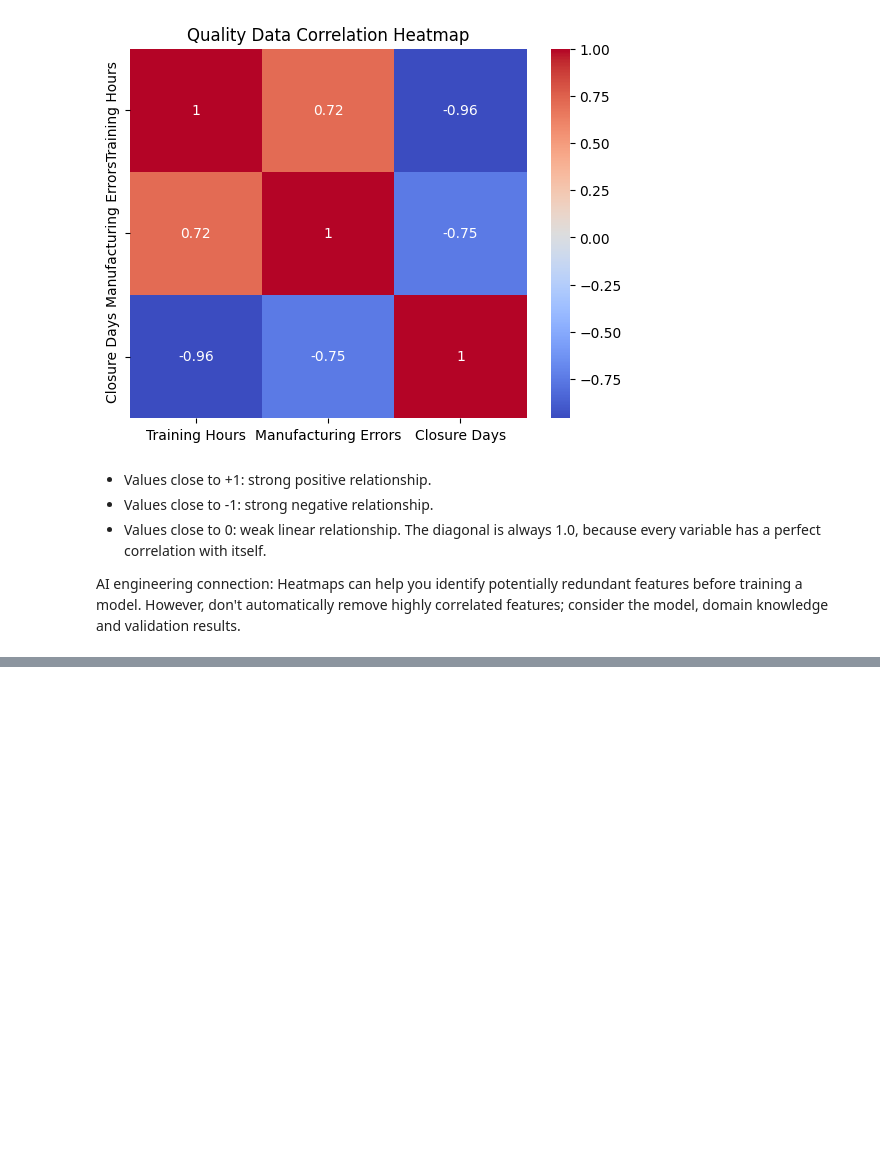
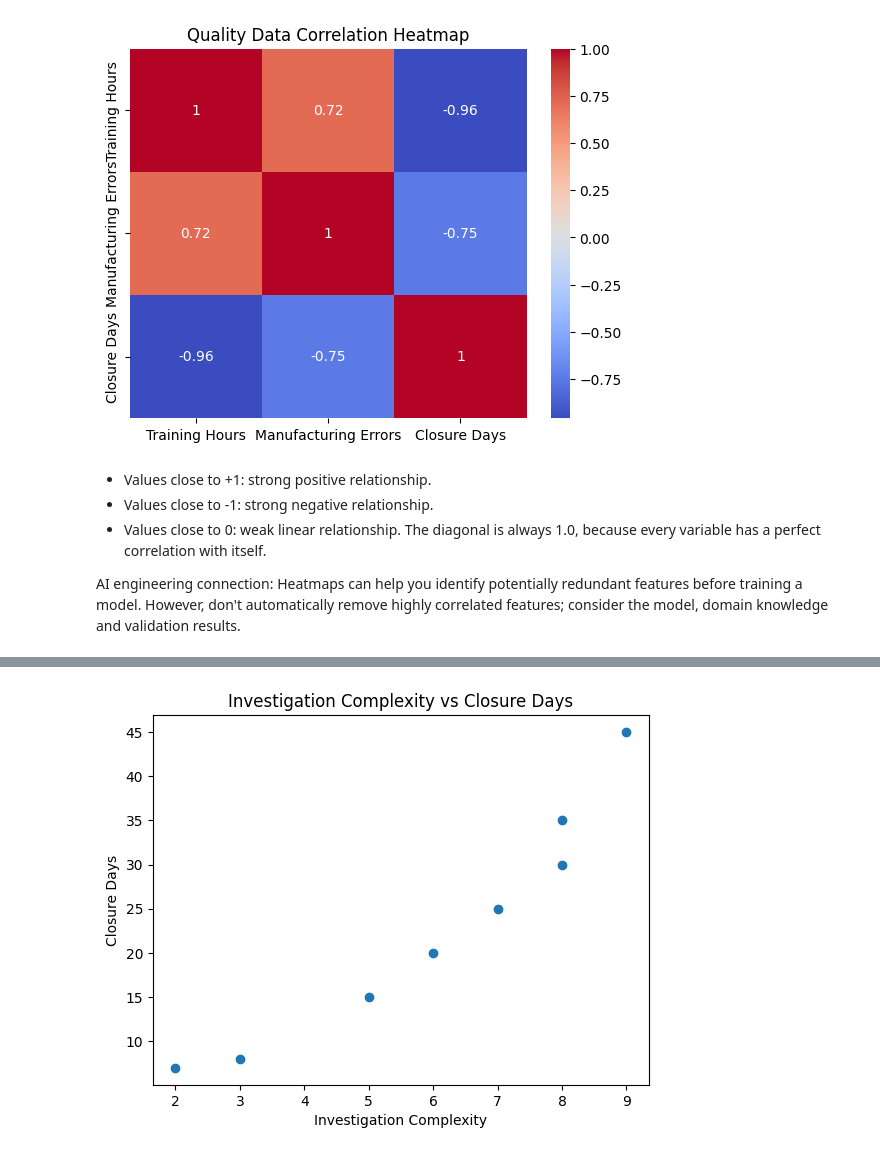
Before and after one commit to pika97/Learning-Python, a Jupyter notebook: Learning_Python.ipynb, the cells around one changed output, grey strips where cells are left out. Drawn from its saved outputs; the diff is of its cells as text; code cells hidden in the pictures; blank space fills up the shorter version.

```diff
--- a/Learning_Python.ipynb
+++ b/Learning_Python.ipynb
@@ -2701,0 +2704,81 @@ AI engineering connection: Heatmaps can help you identify potentially redundant
+# %%
+
+import pandas as pd
+import numpy as np
+import matplotlib.pyplot as plt
+
+# 1. Create the dataset
+df = pd.DataFrame({
+    "QI_ID": [101, 102, 103, 104, 105, 106, 107, 108],
+    "Department": [
+        "Manufacturing", "Quality", "QC", "Quality",
+        "Manufacturing", "QC", "quality", "Manufacturing"
+    ],
+    "Priority": [
+        "High", "Medium", "Low", "High",
+        "Medium", "Low", "high", "Medium"
+    ],
+    "Investigation_Complexity": [8, 5, 3, 9, 6, 2, 8, 7],
+    "Closure_Days": [30, 15, 8, 45, 20, 7, 35, 25]
+})
+
+# 2. Inspect the dataset
+print("Complete dataset:")
+print(df)
+
+print("\nFirst five rows:")
+print(df.head())
+
+print("\nDataset shape:")
+print(df.shape)
+
+print("\nDataset information:")
+print(df.info())
+
+print("\nStatistical summary:")
+print(df.describe())
+
+# 3. Clean inconsistent text
+df["Department"] = df["Department"].str.strip().str.title()
+df["Priority"] = df["Priority"].str.strip().str.title()
+
+print("\nDepartments:")
+print(df["Department"].unique())
+
+print("\nPriorities:")
+print(df["Priority"].unique())
+
+# 4. Calculate statistics
+print("\nAverage closure days:", df["Closure_Days"].mean())
+print("Median closure days:", df["Closure_Days"].median())
+print("Maximum closure days:", df["Closure_Days"].max())
+print("Minimum closure days:", df["Closure_Days"].min())
+
+# 5. Calculate correlation
+correlation = df[
+    ["Investigation_Complexity", "Closure_Days"]
+].corr()
+
+print("\nCorrelation:")
+print(correlation)
+
+# 6. Create a scatter plot
+plt.scatter(
+    df["Investigation_Complexity"],
+    df["Closure_Days"]
+)
+
+plt.xlabel("Investigation Complexity")
+plt.ylabel("Closure Days")
+plt.title("Investigation Complexity vs Closure Days")
+plt.show()
+
+# 7. Create a histogram
+plt.hist(df["Closure_Days"], bins=5)
+
+plt.xlabel("Closure Days")
+plt.ylabel("Number of Investigations")
+plt.title("Distribution of Closure Days")
+plt.show()
+print(df["Department"].value_counts())
+# %% [output]
@@ -2701,0 +2802 @@ AI engineering connection: Heatmaps can help you identify potentially redundant
+[figure, added]
```
Also changed, not shown: parts of 2 cells of this notebook.
